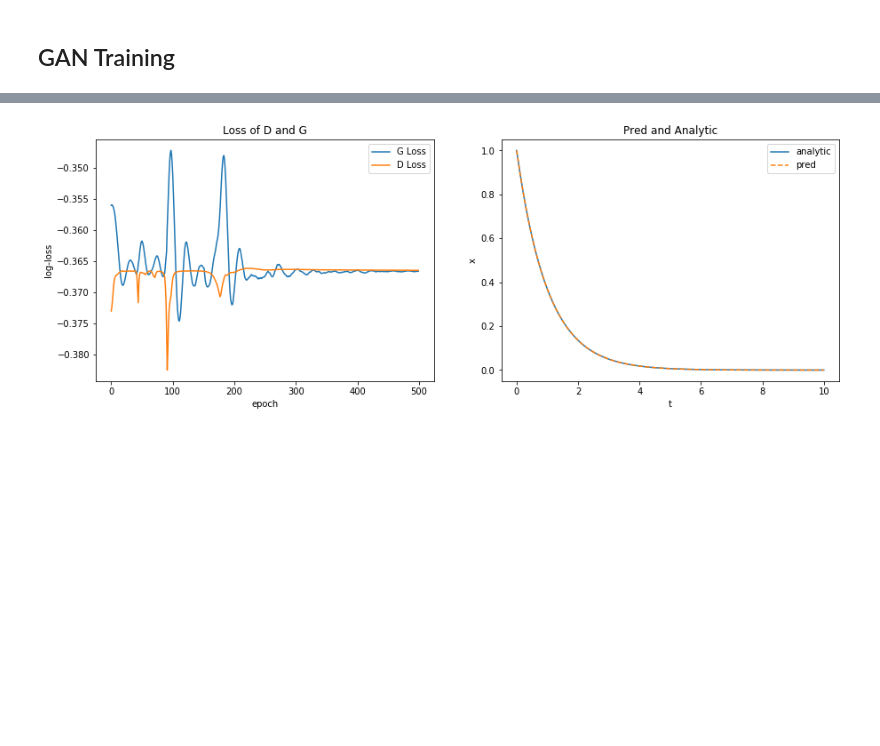
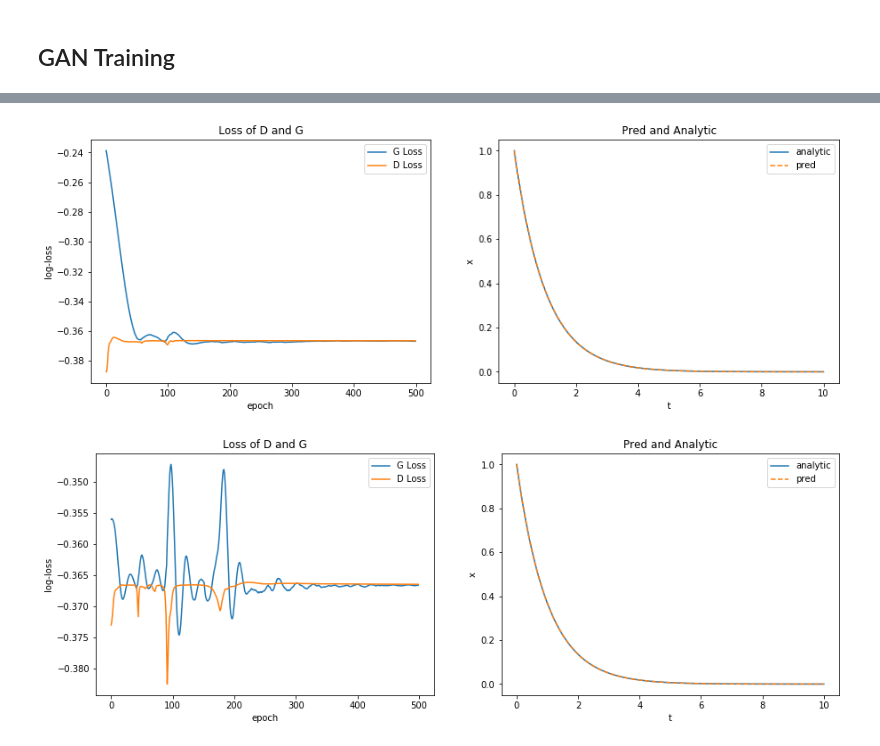
Before and after one commit to dylanrandle/denn, a Jupyter notebook: GAN.ipynb, the cells around one changed output, grey strips where cells are left out. Drawn from its saved outputs; the diff is of its cells as text; code cells hidden in the pictures; blank space fills up the shorter version.

```diff
--- a/GAN.ipynb
+++ b/GAN.ipynb
@@ -64,7 +80,7 @@ class Generator(nn.Module):
         return x_adj
 
 class Discriminator(nn.Module):
-    def __init__(self, vec_dim=1, n_hidden_units=20, n_hidden_layers=2, activation=nn.Tanh()):
+    def __init__(self, vec_dim=1, n_hidden_units=20, n_hidden_layers=2, activation=nn.Tanh(), unbounded=False):
         super(Discriminator, self).__init__()
 
         layers = [('lin1', nn.Linear(vec_dim, n_hidden_units)), ('act1', activation)]
@@ -73,7 +89,8 @@ class Discriminator(nn.Module):
             layers.append(('lin{}'.format(layer_id), nn.Linear(n_hidden_units, n_hidden_units)))
             layers.append(('act{}'.format(layer_id), activation))
         layers.append(('linout', nn.Linear(n_hidden_units, vec_dim)))
-        layers.append(('actout', nn.Sigmoid()))
+        if not unbounded:
+            layers.append(('actout', nn.Sigmoid()))
 
         layers = OrderedDict(layers)
         self.main = nn.Sequential(layers)
@@ -90,6 +107,7 @@ def plot_loss(G_loss, D_loss, ax):
     ax.set_xlabel('epoch')
     ax.set_ylabel('log-loss')
     ax.legend()
+    return ax
 
 def plot_preds(G, t, analytic, ax):
     ax.plot(t, analytic(t), label='analytic')
@@ -100,12 +118,14 @@ def plot_preds(G, t, analytic, ax):
     ax.set_xlabel('t')
     ax.set_ylabel('x')
     ax.legend()
+    return ax
 
 def plot_losses_and_preds(G_loss, D_loss, G, t, analytic, figsize=(15,5)):
     fig, ax = plt.subplots(1,2,figsize=figsize)
-    plot_loss(G_loss, D_loss, ax[0])
-    plot_preds(G, t, analytic, ax[1])
-    plt.show()
+    ax1 = plot_loss(G_loss, D_loss, ax[0])
+    ax2 = plot_preds(G, t, analytic, ax[1])
+#     plt.show()
+    return ax1, ax2
 # %%
 def train_Lagaris(num_epochs,
                   L=-1,
@@ -210,7 +230,6 @@ def train_GAN(num_epochs,
 
     # optimization
     cross_entropy = nn.BCELoss()
-    mse = nn.MSELoss()
     wass_loss = lambda y_true, y_pred: torch.mean(y_true * y_pred)
     optiD = torch.optim.Adam(D.parameters(), lr=d_lr, betas=(0.9, 0.999))
     optiG = torch.optim.Adam(G.parameters(), lr=g_lr, betas=(0.9, 0.999))
@@ -226,6 +245,8 @@ def train_GAN(num_epochs,
         ## =========
 
         t = get_batch()
+        for p in D.parameters():
+            p.requires_grad = False # turn off computation for D
 
         for i in range(G_iters):
 
@@ -238,13 +259,16 @@ def train_GAN(num_epochs,
                                   create_graph=True)
 
             optiG.zero_grad()
-            g_loss = cross_entropy(D(fake), real_label_vec)
+            g_loss = cross_entropy(D(fake), real_label_vec) # generator wants discriminator to think real
             g_loss.backward(retain_graph=True)
             optiG.step()
 
         ## =========
         ##  TRAIN D
         ## =========
+
+        for p in D.parameters():
+            p.requires_grad = True # turn on computation for D
 
         for i in range(D_iters):
 
@@ -269,3 +293,16 @@ def train_GAN(num_epochs,
     return G, D, G_losses, D_losses
 # %% [markdown]
 ## GAN Training
+# %%
+%%time
+G,D,G_loss,D_loss = train_GAN(500,
+                              g_hidden_units=20,
+                              g_hidden_layers=3,
+                              d_hidden_units=10,
+                              d_hidden_layers=2,
+                              logging=False,
+                              G_iters=9,
+                              D_iters=1,
+                              n=100)
+plot_losses_and_preds(G_loss, D_loss, G, t, analytic) # (with fix of freezing parameters!)
+# %% [output]
@@ -272,3 +311,4 @@ def train_GAN(num_epochs,
+[figure, added]
 # %%
 %%time
 G,D,G_loss,D_loss = train_GAN(500,
```
Also changed, not shown: parts of 18 cells of this notebook, 1 other file.
